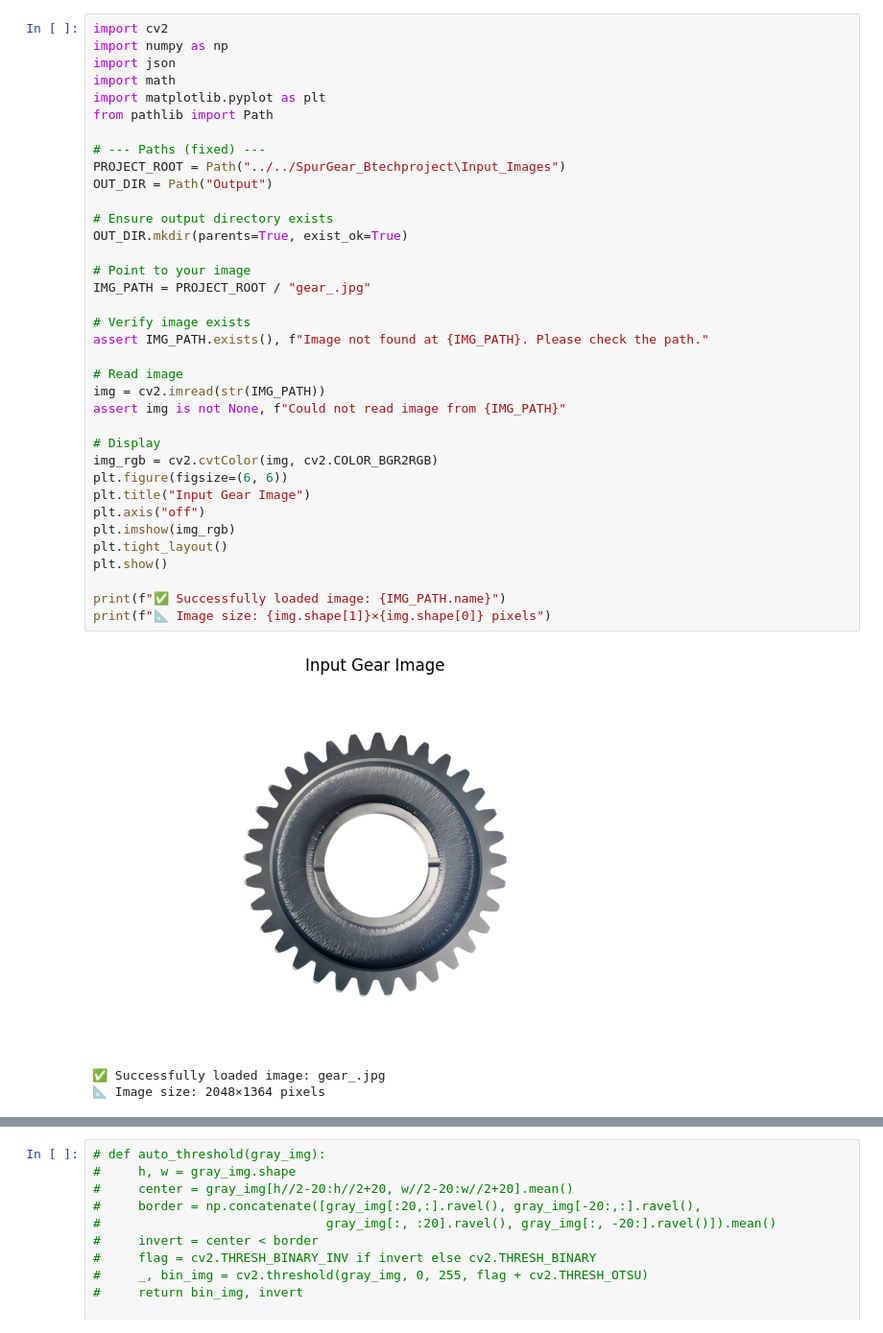
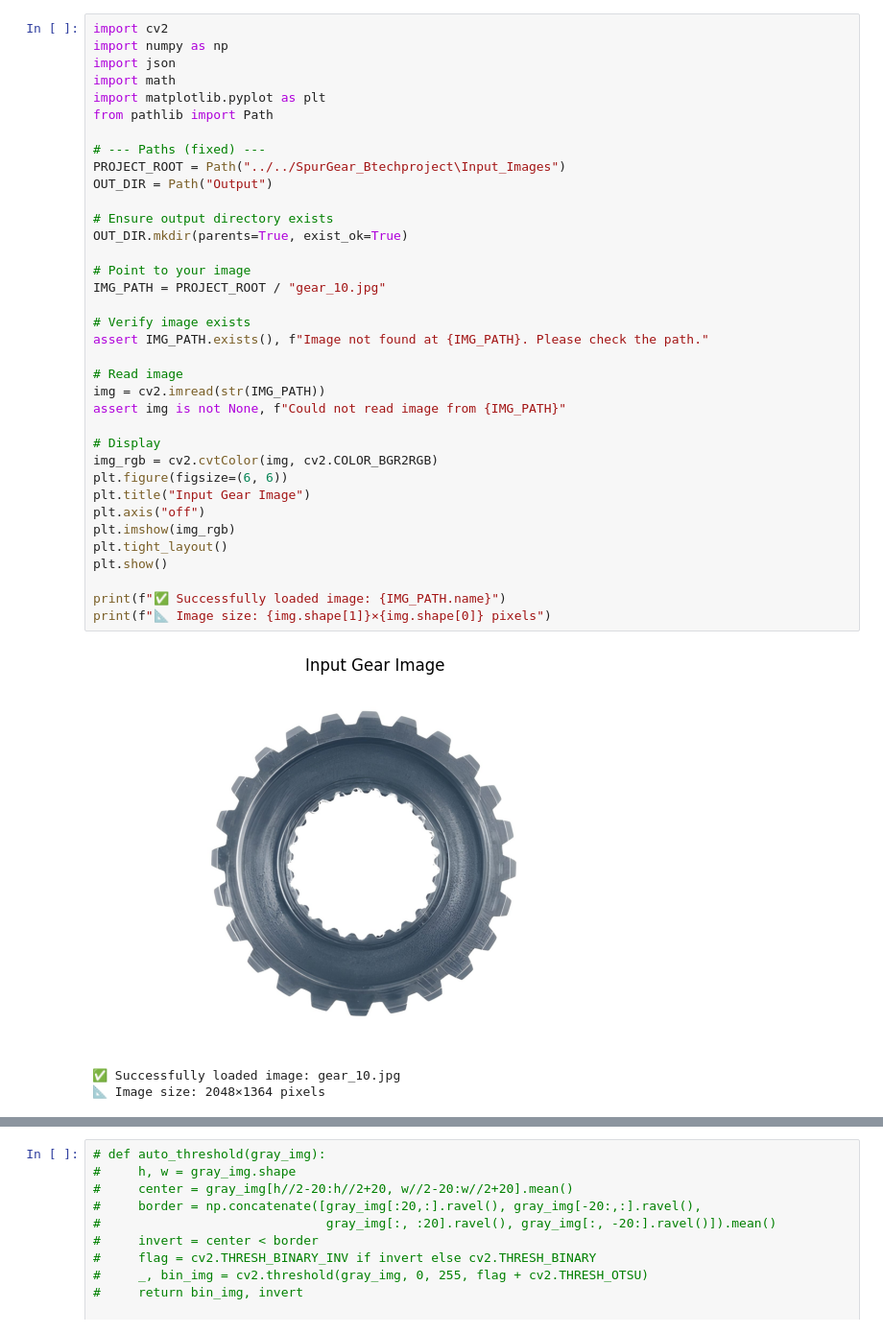
Before and after one commit to DarSahran/SpurGear_Btechproject, a Jupyter notebook: Notebook/Spur_Gear_Preprocessing_win.ipynb, the cells around one changed output, grey strips where cells are left out. Shown at 96% size. Saved outputs shown, nothing was run; the diff lists cells and outputs as text.

Commit message:
new_images

```diff
--- a/Notebook/Spur_Gear_Preprocessing_win.ipynb
+++ b/Notebook/Spur_Gear_Preprocessing_win.ipynb
@@ -7,36 +7,36 @@ import matplotlib.pyplot as plt
 from pathlib import Path
 
 # --- Paths (fixed) ---
 PROJECT_ROOT = Path("../../SpurGear_Btechproject\Input_Images")
 OUT_DIR = Path("Output")
 
 # Ensure output directory exists
 OUT_DIR.mkdir(parents=True, exist_ok=True)
 
 # Point to your image
-IMG_PATH = PROJECT_ROOT / "gear_.jpg"
+IMG_PATH = PROJECT_ROOT / "gear_10.jpg"
 
 # Verify image exists
 assert IMG_PATH.exists(), f"Image not found at {IMG_PATH}. Please check the path."
 
 # Read image
 img = cv2.imread(str(IMG_PATH))
 assert img is not None, f"Could not read image from {IMG_PATH}"
 
 # Display
 img_rgb = cv2.cvtColor(img, cv2.COLOR_BGR2RGB)
 plt.figure(figsize=(6, 6))
 plt.title("Input Gear Image")
 plt.axis("off")
 plt.imshow(img_rgb)
 plt.tight_layout()
 plt.show()
 
 print(f"✅ Successfully loaded image: {IMG_PATH.name}")
 print(f"📐 Image size: {img.shape[1]}×{img.shape[0]} pixels")
 # %% [output]
-[figure, old version]
+[figure, new version]
-✅ Successfully loaded image: gear_.jpg
+✅ Successfully loaded image: gear_10.jpg
 📐 Image size: 2048×1364 pixels
 # %%
 def auto_threshold(gray_img):
```
Also changed, not shown: parts of 11 cells of this notebook, 5 other files.
